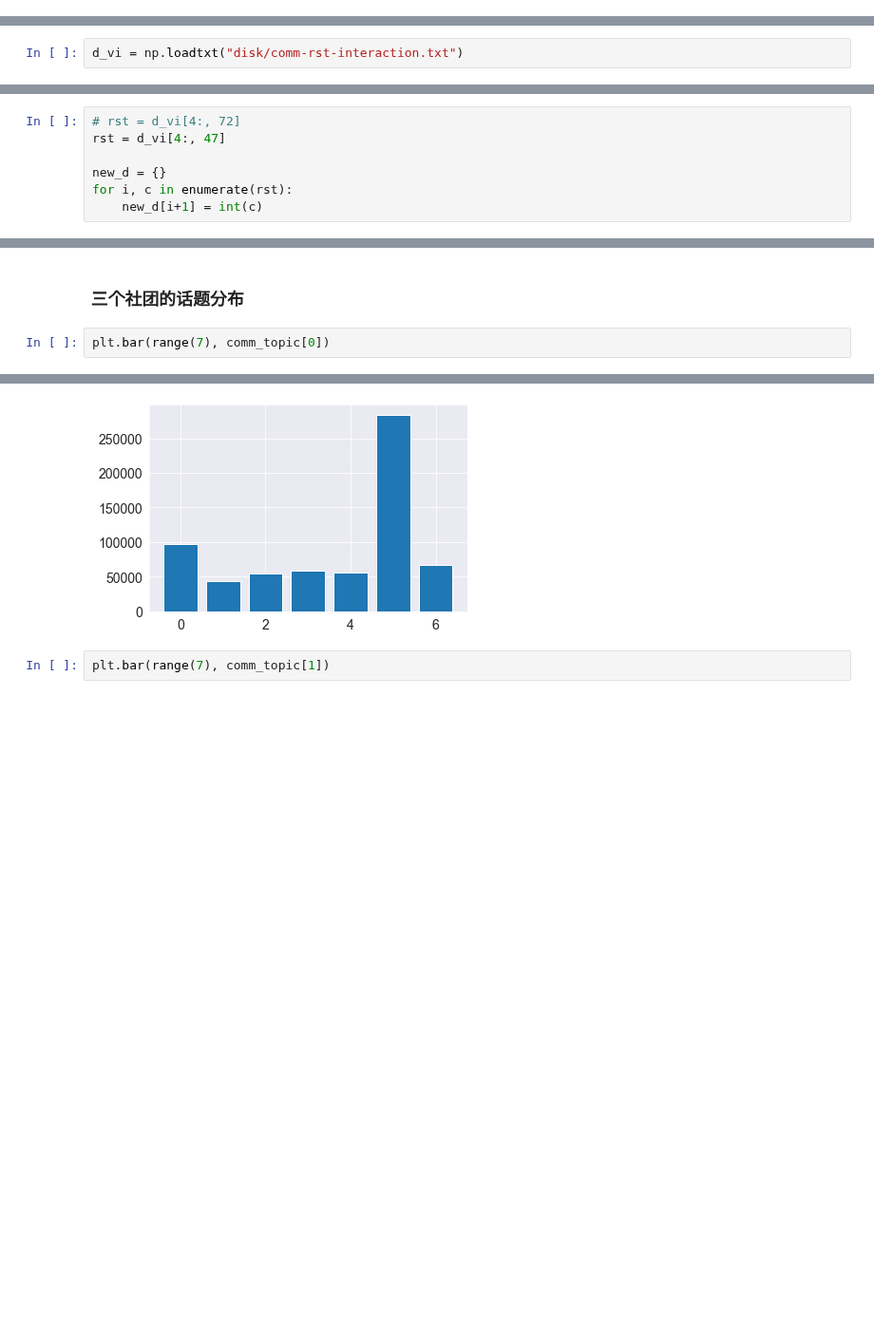
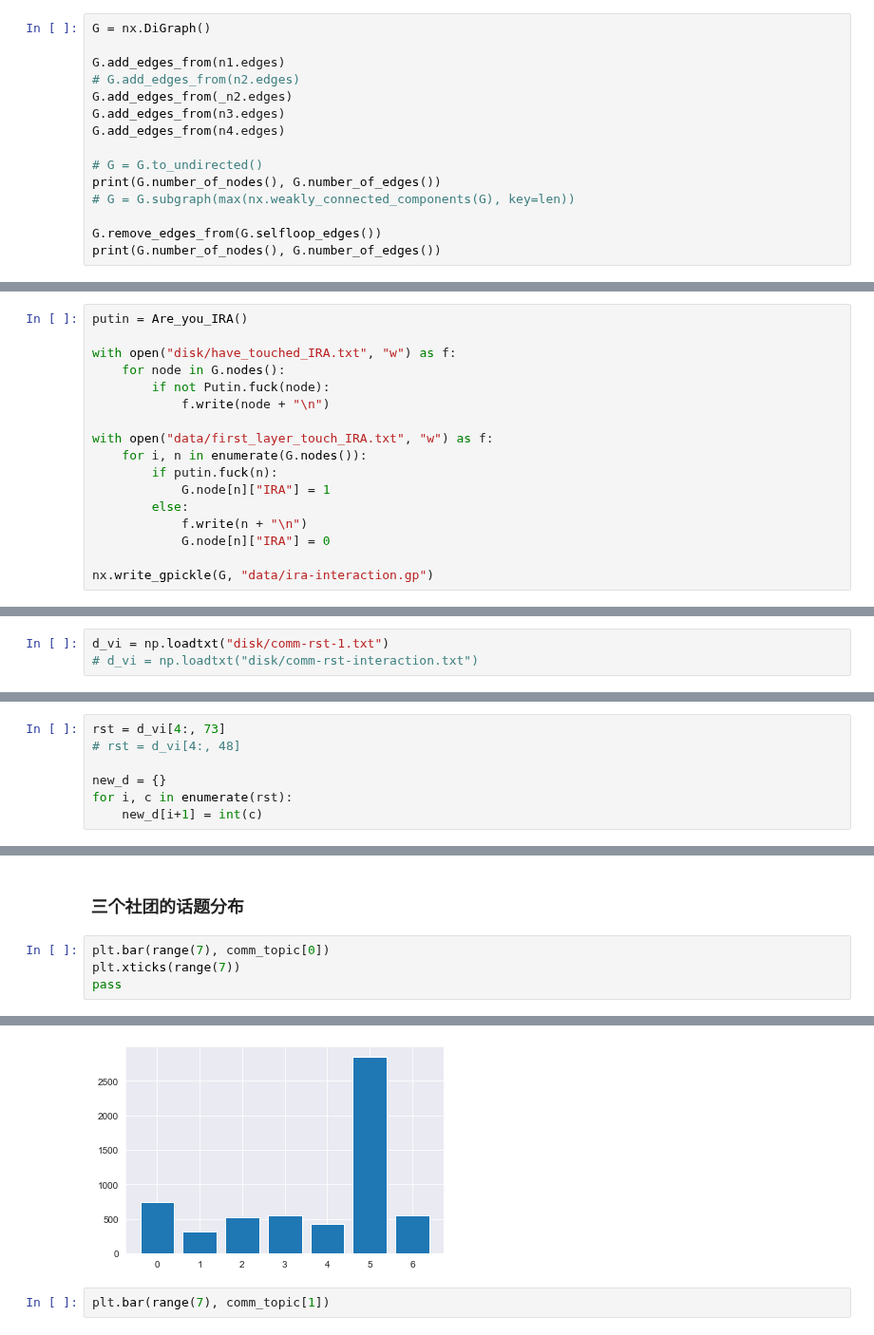
Before and after one commit to kayzhou/fake_news_during_election, a Jupyter notebook: interaction_with_IRA.ipynb, the cells around one changed output, grey strips where cells are left out. Shown at 95% size. Drawn from its saved outputs; the diff is of its cells as text; blank space fills up the shorter version.

```diff
--- a/interaction_with_IRA.ipynb
+++ b/interaction_with_IRA.ipynb
@@ -1007,0 +1017,15 @@ n4 = nx.read_gpickle("disk/ira-quo.gp")
+# %%
+G = nx.DiGraph()
+
+G.add_edges_from(n1.edges)
+# G.add_edges_from(n2.edges)
+G.add_edges_from(_n2.edges)
+G.add_edges_from(n3.edges)
+G.add_edges_from(n4.edges)
+
+# G = G.to_undirected()
+print(G.number_of_nodes(), G.number_of_edges())
+# G = G.subgraph(max(nx.weakly_connected_components(G), key=len))
+
+G.remove_edges_from(G.selfloop_edges())
+print(G.number_of_nodes(), G.number_of_edges())
@@ -1008 +1035,18 @@ n4 = nx.read_gpickle("disk/ira-quo.gp")
+# %%
+putin = Are_you_IRA()
+
+with open("disk/have_touched_IRA.txt", "w") as f:
+    for node in G.nodes():
+        if not Putin.fuck(node):
+            f.write(node + "\n")
+
+with open("data/first_layer_touch_IRA.txt", "w") as f:
+    for i, n in enumerate(G.nodes()):
+        if putin.fuck(n):
+            G.node[n]["IRA"] = 1
+        else:
+            f.write(n + "\n")
+            G.node[n]["IRA"] = 0
+
+nx.write_gpickle(G, "data/ira-interaction.gp")
 # %%
@@ -1050,5 +1085,6 @@ G = nx.read_gpickle("data/ira-interaction.gp")
 # %%
-d_vi = np.loadtxt("disk/comm-rst-interaction.txt")
+d_vi = np.loadtxt("disk/comm-rst-1.txt")
+# d_vi = np.loadtxt("disk/comm-rst-interaction.txt")
 # %%
 d_vi.shape
 # %% [output]
@@ -1130,6 +1166,6 @@ Text(0.5, 0, 'Markov time')
 # %%
-# rst = d_vi[4:, 72]
-rst = d_vi[4:, 47]
+rst = d_vi[4:, 73]
+# rst = d_vi[4:, 48]
 
 new_d = {}
 for i, c in enumerate(rst):
@@ -1589,4 +1593,6 @@ comm_topic
 ### 三个社团的话题分布
 # %%
 plt.bar(range(7), comm_topic[0])
+plt.xticks(range(7))
+pass
 # %% [output]
@@ -1594,4 +1599,4 @@ plt.bar(range(7), comm_topic[0])
-[figure, old version]
+[figure, new version]
 # %%
 plt.bar(range(7), comm_topic[1])
 # %% [output]
```
Also changed, not shown: parts of 72 cells of this notebook, 9 other files.
